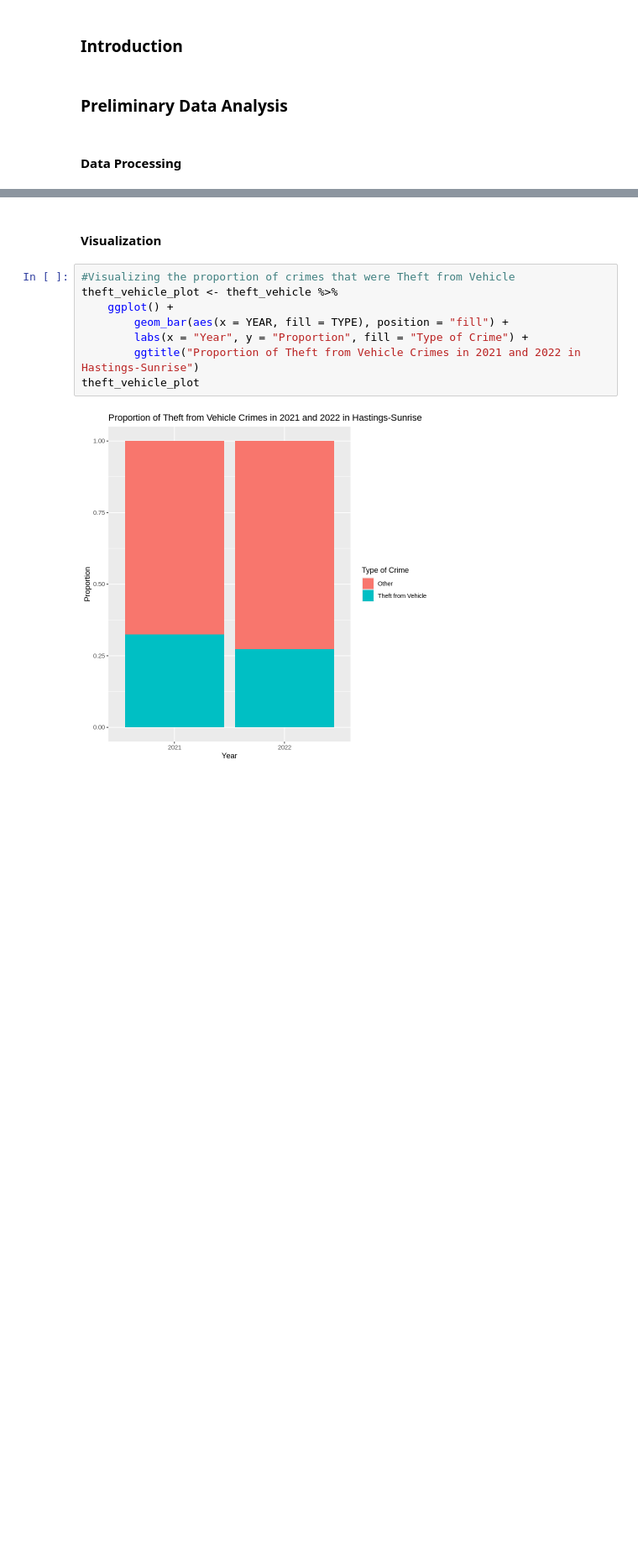
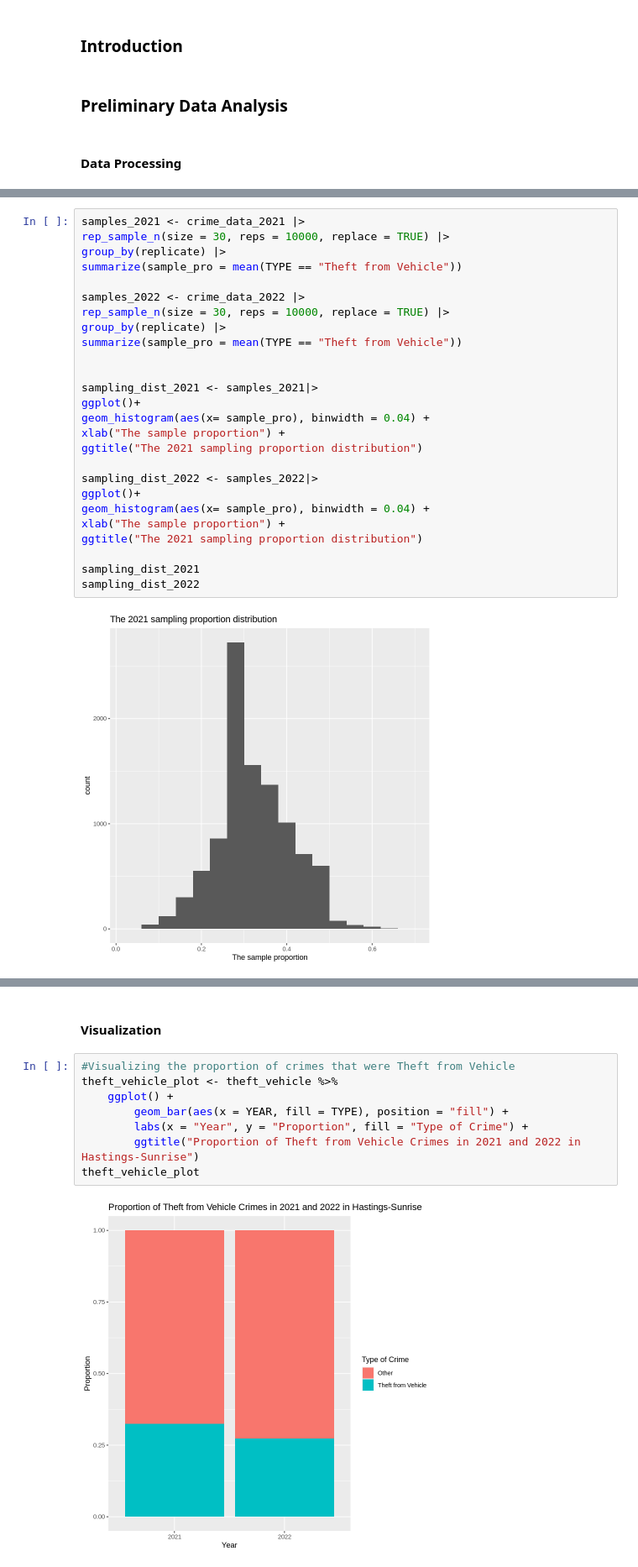
Before and after one commit to Haobo11/Stat201-group-project, a Jupyter notebook: group proposal .ipynb, the cells around one changed output, grey strips where cells are left out. Shown at 84% size. Drawn from its saved outputs; the diff is of its cells as text; blank space fills up the shorter version.

Commit message:
Preliminary Data Analysis

```diff
--- a/group proposal .ipynb
+++ b/group proposal .ipynb
@@ -92,0 +69,28 @@ A data.frame: 6 × 2
+# %%
+samples_2021 <- crime_data_2021 |>
+rep_sample_n(size = 30, reps = 10000, replace = TRUE) |>
+group_by(replicate) |>
+summarize(sample_pro = mean(TYPE == "Theft from Vehicle"))
+
+samples_2022 <- crime_data_2022 |>
+rep_sample_n(size = 30, reps = 10000, replace = TRUE) |>
+group_by(replicate) |>
+summarize(sample_pro = mean(TYPE == "Theft from Vehicle"))
+
+
+sampling_dist_2021 <- samples_2021|>
+ggplot()+
+geom_histogram(aes(x= sample_pro), binwidth = 0.04) +
+xlab("The sample proportion") +
+ggtitle("The 2021 sampling proportion distribution")
+
+sampling_dist_2022 <- samples_2022|>
+ggplot()+
+geom_histogram(aes(x= sample_pro), binwidth = 0.04) +
+xlab("The sample proportion") +
+ggtitle("The 2021 sampling proportion distribution")
+
+sampling_dist_2021
+sampling_dist_2022
+# %% [output]
+[figure, added]
```
Also changed, not shown: parts of 7 cells of this notebook.
